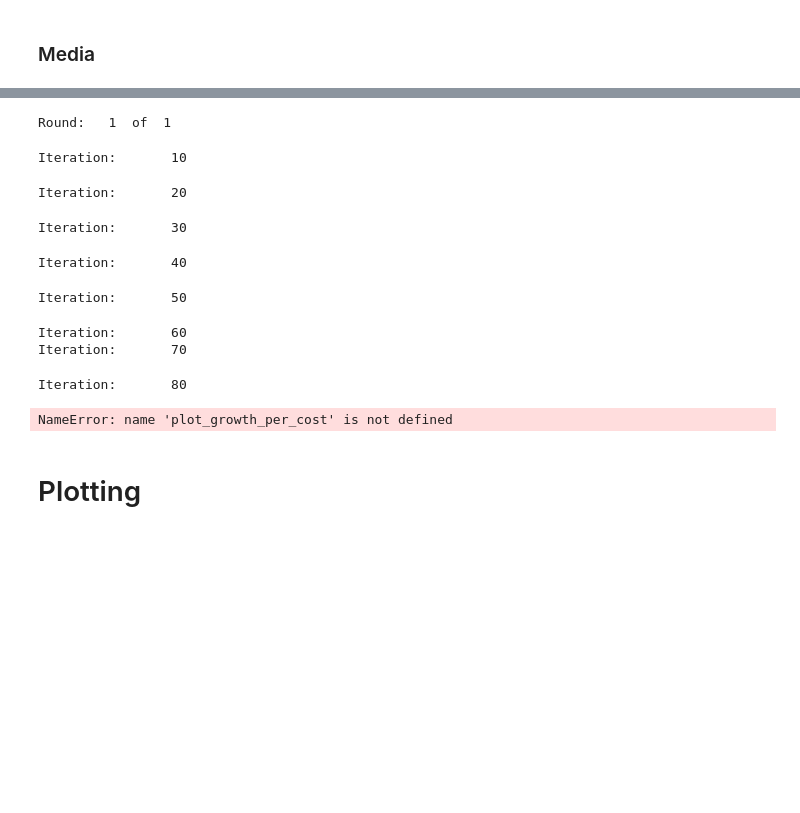
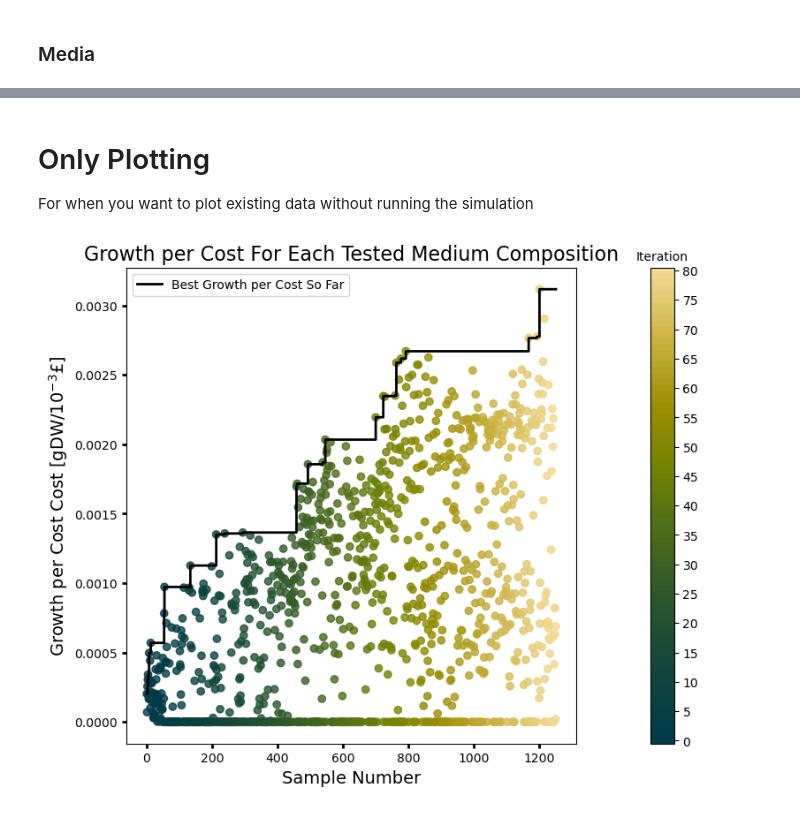
Before and after one commit to hanicola/MOBO_pub, a Jupyter notebook: figures/Figure2ABC_Main_MOBO_II_iML1515.ipynb, the cells around one changed output, grey strips where cells are left out. Drawn from its saved outputs; the diff is of its cells as text; code cells hidden in the pictures; blank space fills up the shorter version.

```diff
--- a/figures/Figure2ABC_Main_MOBO_II_iML1515.ipynb
+++ b/figures/Figure2ABC_Main_MOBO_II_iML1515.ipynb
@@ -175,7 +168,7 @@ opt_objective = "growth-cost"
 for r in range(rounds):
     runde = str(r+1)
     print("Round:\t", runde, " of ", rounds)
-    results_iML1515_M9 = media_BayesOpt(
+    results_iML1515 = media_BayesOpt(
         model_iML1515,
         medium,
         bounds,
@@ -194,34 +187,40 @@ for r in range(rounds):
                 AF_type + "_" + iterations + "it_round_" + runde)
 
     # store results in JSON file
-    JSON_serialize_store_results(results_iML1515_M9, basename)
+    JSON_serialize_store_results(results_iML1515, basename)
 
     # Figure 2A
     plot_growth_per_cost(
-        results = results_iML1515_M9,
-        figname = (basename + "_growth-per-cost.png")
+        results = results_iML1515,
+        figname = (basename + "_growth-per-cost")
     )
 
     # Figure 2B
     plot_pareto_batch_colour(
-        results = results_iML1515_M9,
-        figname = (basename + "_pareto_batch_colour.png"),
+        results = results_iML1515,
+        figname = (basename + "_pareto_batch_colour"),
         MetModel = model_iML1515,
         initial_medium = medium,
         initial_costs = costs
     )
 
-    # Figure 2C
+    # Figure 2C - without sampling
+    plot_contour(
+        results_iML1515,
+        results_BO = None,
+        var_1 = "EX_o2_e",
+        var_2 = "EX_nh4_e",
+        var_Z = "Growth per Cost",
+        levels = 40,
+        figname = (basename + "_only-contour")
+    )
+    # Figure 2C - with sampling
+    plot_contour(
+        results_iML1515,
+        results_BO = results_iML1515,
+        var_1 = "EX_o2_e",
+        var_2 = "EX_nh4_e",
+        var_Z = "Growth per Cost",
+        levels = 40,
+        figname = (basename + "_contour")
+    )
-# %% [output]
-Round:   1  of  1
-Iteration:       10
-Iteration:       20
-Iteration:       30
-Iteration:       40
-Iteration:       50
-Iteration:       60
-Iteration:       70
-Iteration:       80
-NameError: name 'plot_growth_per_cost' is not defined
-# %% [markdown]
-# Plotting
@@ -229,0 +227,3 @@ NameError: name 'plot_growth_per_cost' is not defined
+# %% [markdown]
+# Only Plotting
+For when you want to plot existing data without running the simulation
@@ -230,9 +240,11 @@ NameError: name 'plot_growth_per_cost' is not defined
 # %%
 # Figure 2A
 plot_growth_per_cost(
-    results = results_iML1515_M9,
-    figname = (basename + "_growth-per-cost.png")
+    results = results_iML1515,
+    figname = (basename + "_growth-per-cost")
 )
+# %% [output]
+[figure, added]
 # %%
 # Figure 2B
 plot_pareto_batch_colour(
```
Also changed, not shown: parts of 15 cells of this notebook, 1 other file.
